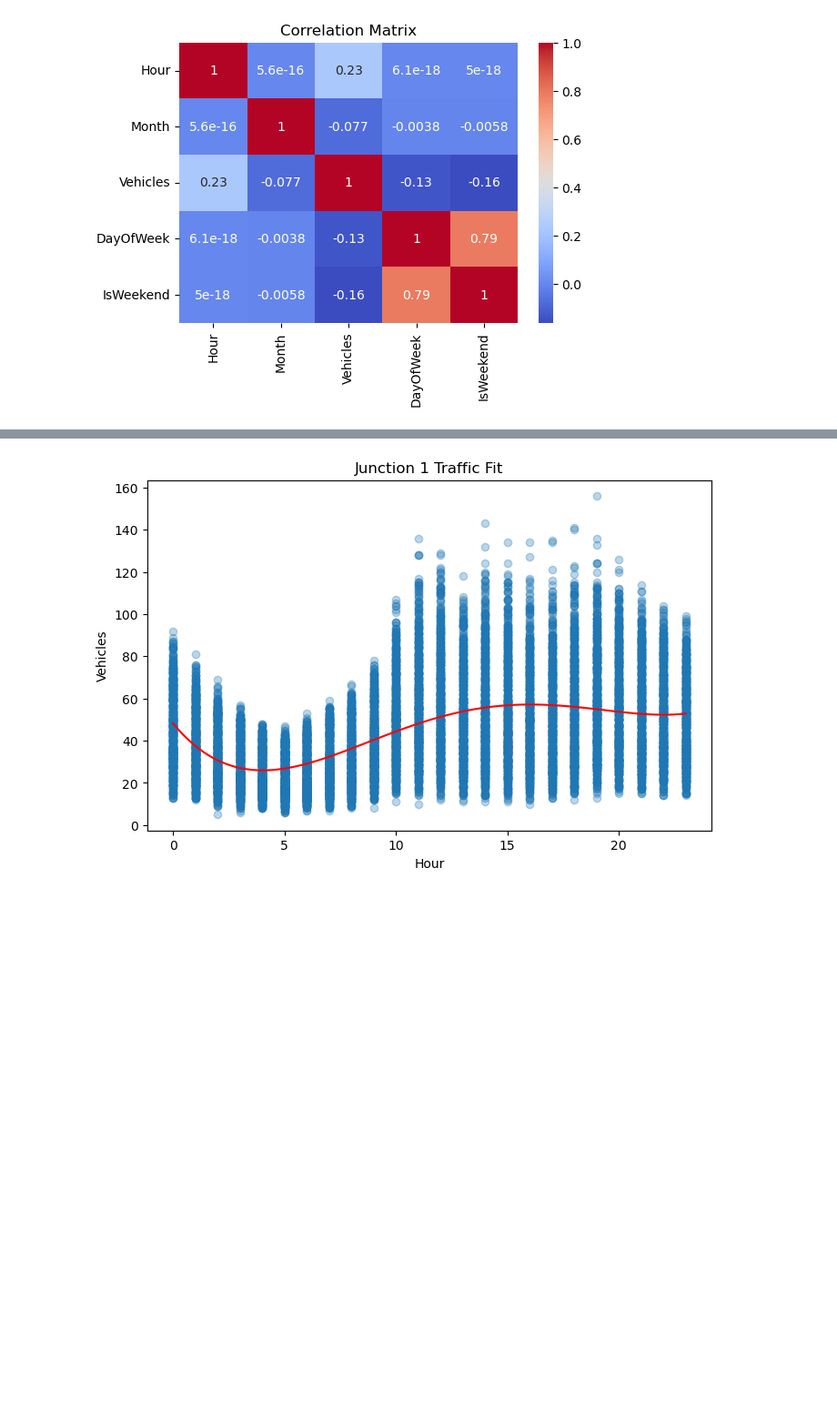
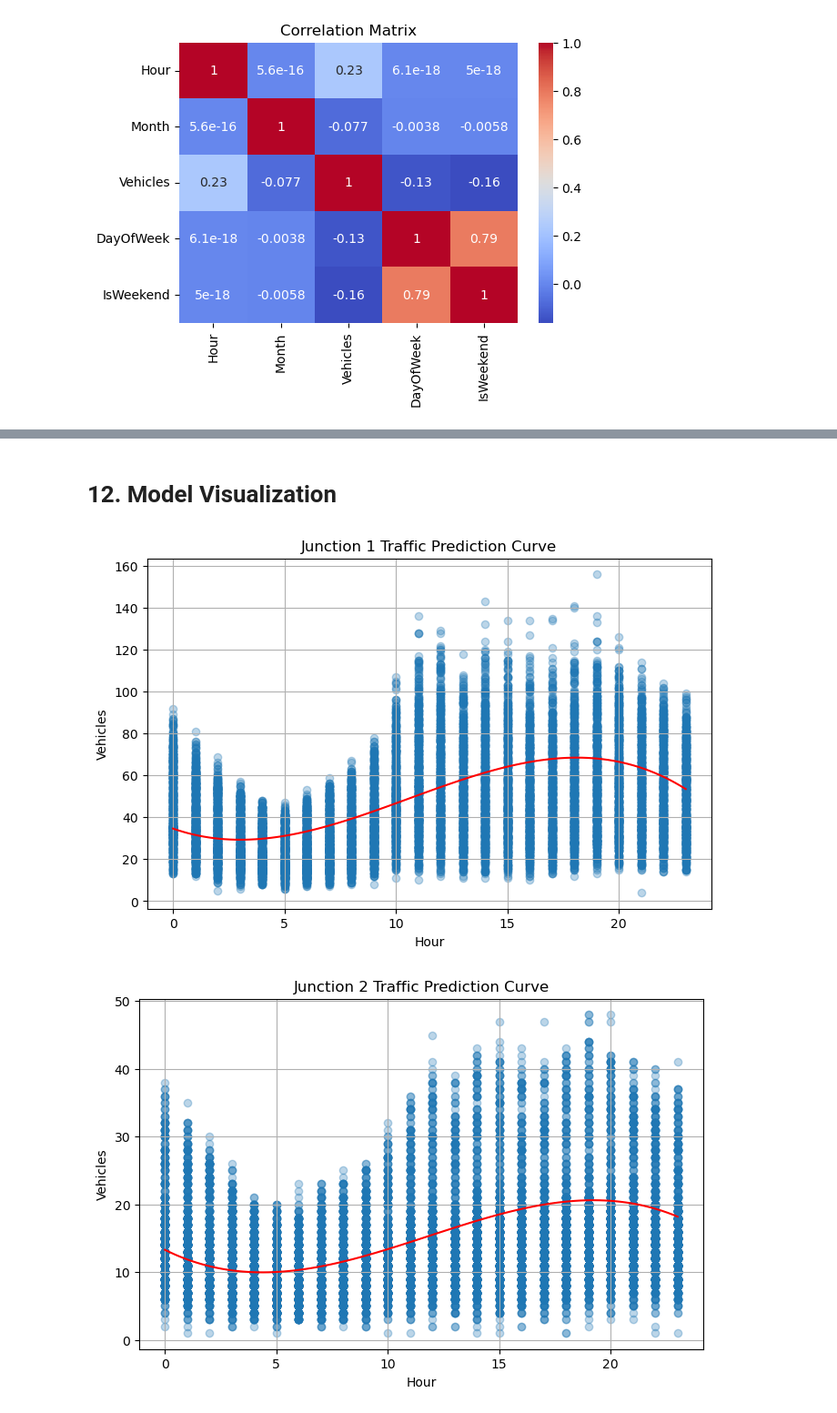
Before and after one commit to DevonKawaguchi/ENGR1330-Final-Project, a Jupyter notebook: Traffic Volume Predictor Project.ipynb, the cells around one changed output, grey strips where cells are left out. Shown at 91% size. Cells and saved outputs as stored; diff of their text form; code cells hidden in the pictures; blank space fills up the shorter version.

```diff
--- a/Traffic Volume Predictor Project.ipynb
+++ b/Traffic Volume Predictor Project.ipynb
@@ -271,23 +556,58 @@ Predicted traffic at Junction 1, Hour 18: 56.06
+# %% [markdown]
+# 12. Model Visualization
 # %%
-j = 1
-data_j = df[df["Junction"] == j]
+#Visualize Model Fit For Each Junction
+for j in df["Junction"].unique():
 
-X = data_j[["Hour"]]
-y = data_j["Vehicles"]
+    data_j = df[df["Junction"] == j]
 
-model = make_pipeline(PolynomialFeatures(4), LinearRegression())
-model.fit(X, y)
+    X = data_j[[
+        "Hour",
+        "DayOfWeek",
+        "IsWeekend"
+    ]]
 
-hours = pd.DataFrame({"Hour": np.linspace(0, 23, 100)})
+    y = data_j["Vehicles"]
 
-preds = model.predict(hours)
+    model = make_pipeline(
+        PolynomialFeatures(3),
+        LinearRegression()
+    )
 
-plt.figure(figsize=(8,5))
-plt.scatter(X, y, alpha=0.3)
-plt.plot(hours["Hour"], preds, color="red")
-plt.title(f"Junction {j} Traffic Fit")
-plt.xlabel("Hour")
-plt.ylabel("Vehicles")
-plt.show()
+    model.fit(X, y)
+
+    #Generate smooth hour values
+    hour_range = np.linspace(0, 23, 100)
+
+    #Hold other variables constant
+    graph_data = pd.DataFrame({
+        "Hour": hour_range,
+        "DayOfWeek": np.zeros(100),
+        "IsWeekend": np.zeros(100)
+    })
+
+    preds = model.predict(graph_data)
+
+    #Plot:abs
+    plt.figure(figsize=(8, 5))
+
+    plt.scatter(
+        data_j["Hour"],
+        y,
+        alpha=0.3
+    )
+
+    plt.plot(
+        hour_range,
+        preds,
+        color="red"
+    )
+
+    plt.title(f"Junction {j} Traffic Prediction Curve")
+    plt.xlabel("Hour")
+    plt.ylabel("Vehicles")
+    plt.grid()
+    plt.show()
 # %% [output]
-[figure, old version]
+[figure, new version]
+[figure, added]
```
Also changed, not shown: parts of 49 cells of this notebook.
